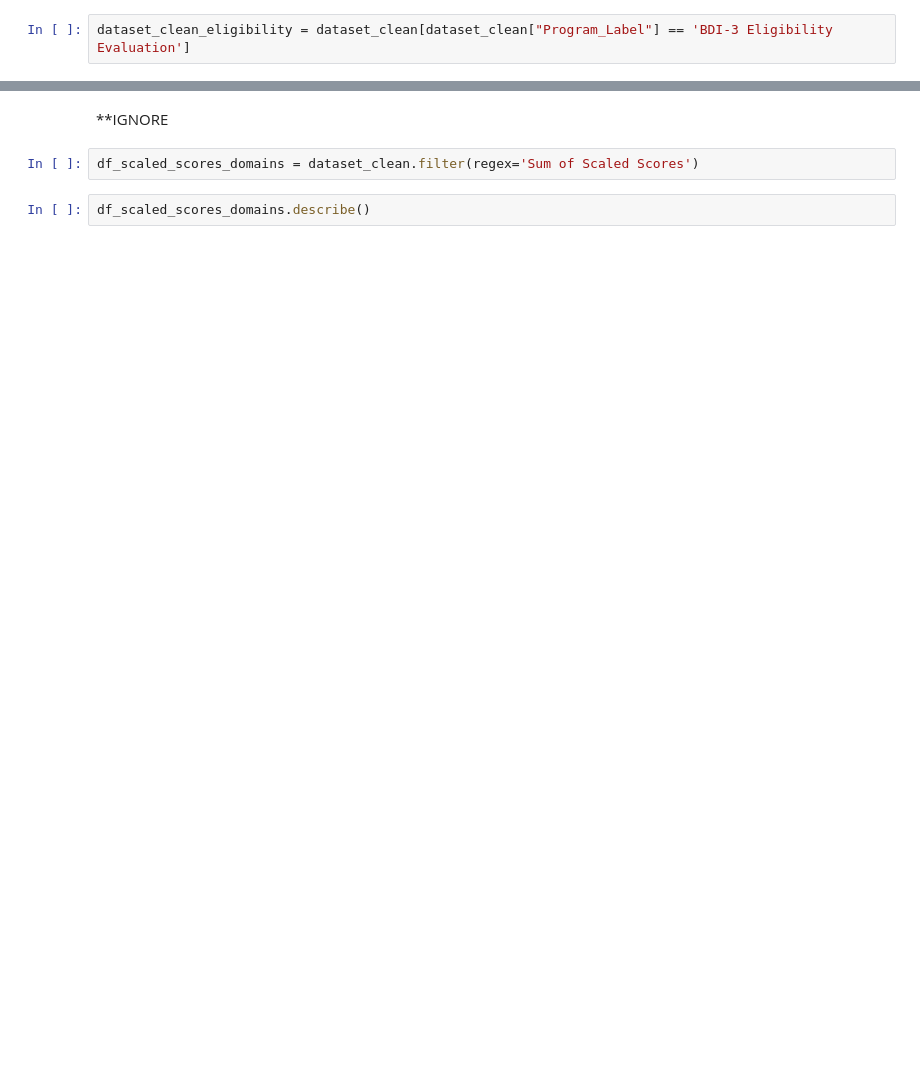
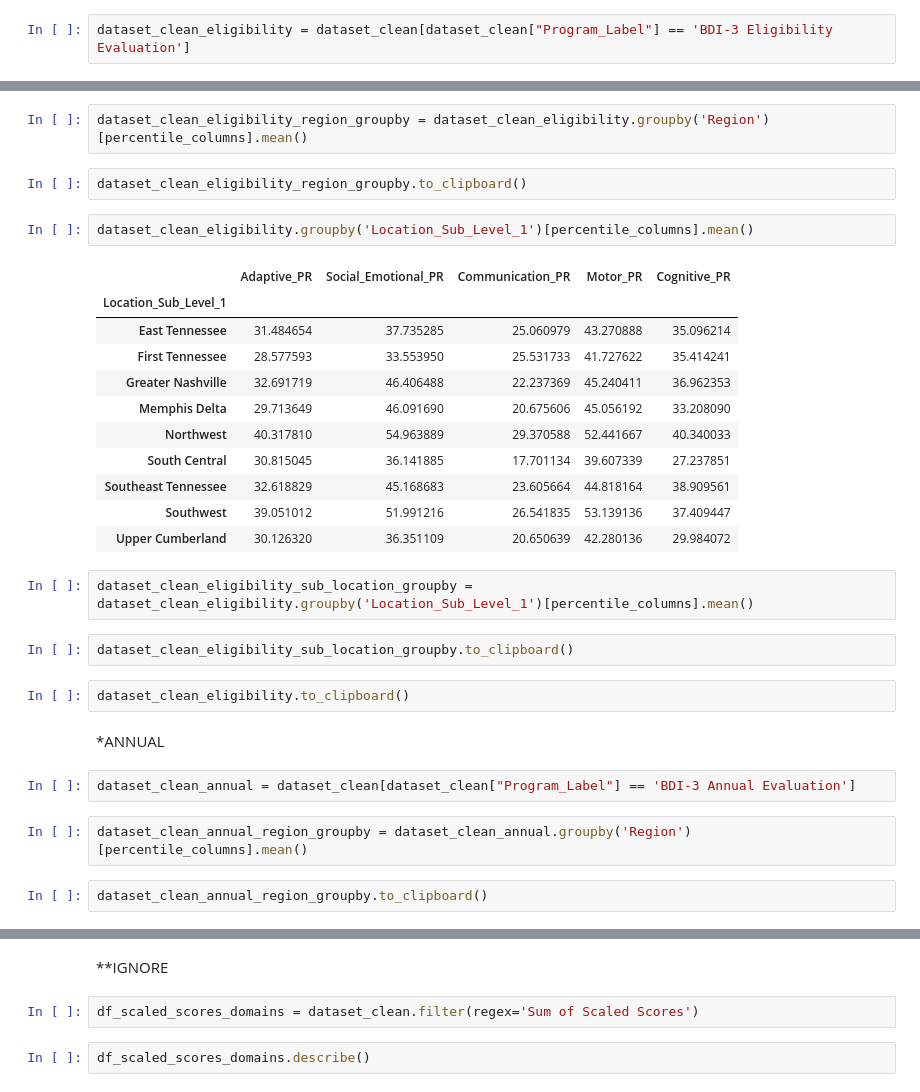
Before and after one commit to NSS-Data-Analytics-Cohort-10/teis-concat-dog, a Jupyter notebook: notebooks/TEIS-AH.ipynb, the cells around one changed output, grey strips where cells are left out. Cells and saved outputs as stored; diff of their text form; blank space fills up the shorter version.

Commit message:
region analysis

```diff
--- a/notebooks/TEIS-AH.ipynb
+++ b/notebooks/TEIS-AH.ipynb
@@ -351,0 +455,32 @@ dataset_clean_eligibility = dataset_clean[dataset_clean["Program_Label"] == 'BDI
+# %%
+dataset_clean_eligibility_region_groupby = dataset_clean_eligibility.groupby('Region')[percentile_columns].mean()
+# %%
+dataset_clean_eligibility_region_groupby.to_clipboard()
+# %%
+dataset_clean_eligibility.groupby('Location_Sub_Level_1')[percentile_columns].mean()
+# %% [output]
+|  | Adaptive_PR | Social_Emotional_PR | Communication_PR | Motor_PR | Cognitive_PR |
+| Location_Sub_Level_1 |  |  |  |  |  |
+| East Tennessee | 31.484654 | 37.735285 | 25.060979 | 43.270888 | 35.096214 |
+| First Tennessee | 28.577593 | 33.553950 | 25.531733 | 41.727622 | 35.414241 |
+| Greater Nashville | 32.691719 | 46.406488 | 22.237369 | 45.240411 | 36.962353 |
+| Memphis Delta | 29.713649 | 46.091690 | 20.675606 | 45.056192 | 33.208090 |
+| Northwest | 40.317810 | 54.963889 | 29.370588 | 52.441667 | 40.340033 |
+| South Central | 30.815045 | 36.141885 | 17.701134 | 39.607339 | 27.237851 |
+| Southeast Tennessee | 32.618829 | 45.168683 | 23.605664 | 44.818164 | 38.909561 |
+| Southwest | 39.051012 | 51.991216 | 26.541835 | 53.139136 | 37.409447 |
+| Upper Cumberland | 30.126320 | 36.351109 | 20.650639 | 42.280136 | 29.984072 |
+# %%
+dataset_clean_eligibility_sub_location_groupby = dataset_clean_eligibility.groupby('Location_Sub_Level_1')[percentile_columns].mean()
+# %%
+dataset_clean_eligibility_sub_location_groupby.to_clipboard()
+# %%
+dataset_clean_eligibility.to_clipboard()
+# %% [markdown]
+*ANNUAL
+# %%
+dataset_clean_annual = dataset_clean[dataset_clean["Program_Label"] == 'BDI-3 Annual Evaluation']
+# %%
+dataset_clean_annual_region_groupby = dataset_clean_annual.groupby('Region')[percentile_columns].mean()
+# %%
+dataset_clean_annual_region_groupby.to_clipboard()
```
Also changed, not shown: parts of 44 cells of this notebook.
